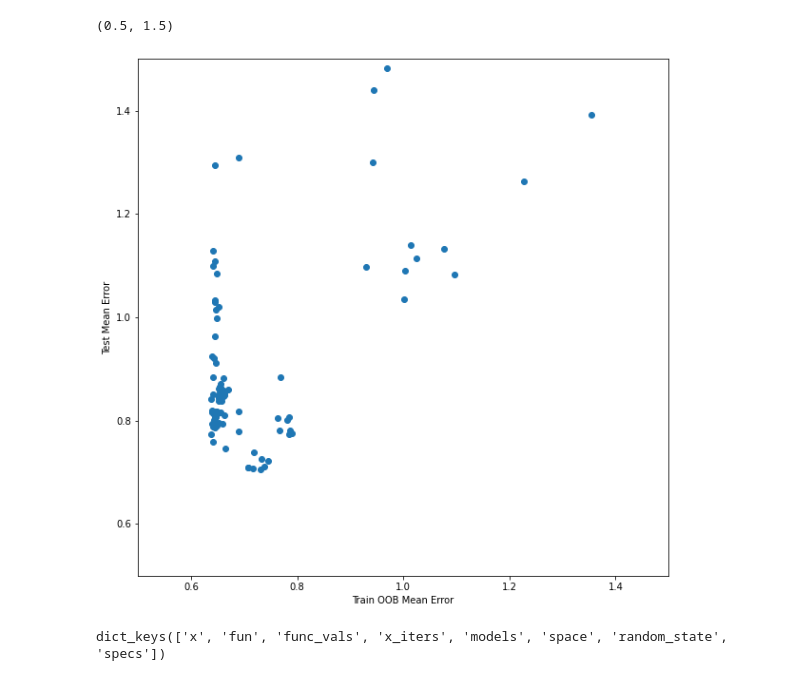
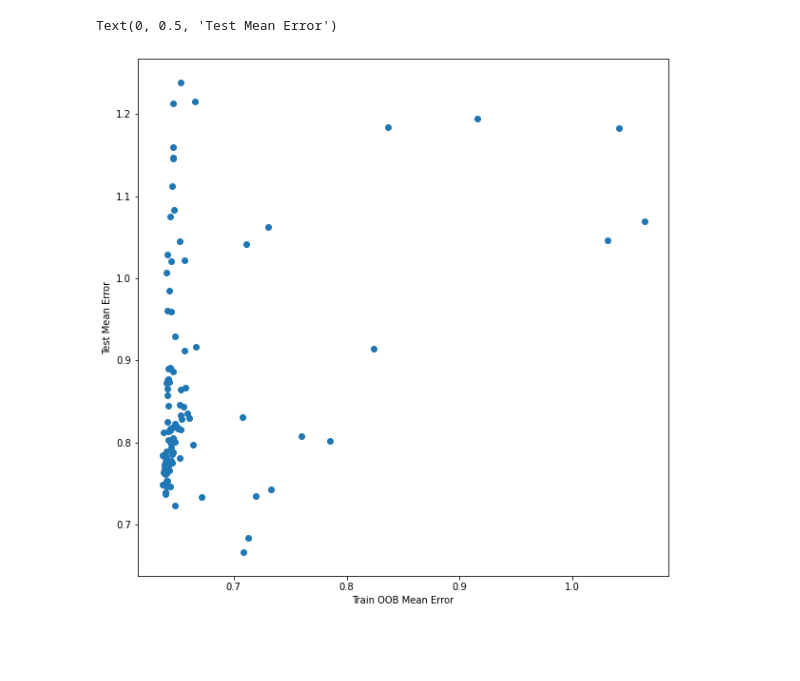
Before and after one commit to thamsuppp/EconDL, a Jupyter notebook: bayesian_eval.ipynb, the cells around one changed output. Drawn from its saved outputs; the diff is of its cells as text; code cells hidden in the pictures; blank space fills up the shorter version.

```diff
--- a/bayesian_eval.ipynb
+++ b/bayesian_eval.ipynb
@@ -10,5 +28,5 @@ import skopt
 # %%
-results = np.load('results/19sep_monthly/experiment_records.npz', allow_pickle=True)['experiment_records']
+results = np.load('results/21sep_bayesian_monthly/experiment_records.npz', allow_pickle=True)['experiment_records']
 # %%
 train_mean_errors = []
 test_mean_errors = []
@@ -40,19 +58,15 @@ for i in range(100):
 # %%
 # Change size of dots
 plt.figure(figsize=(10, 10))
 plt.scatter(train_mean_errors, test_mean_errors)
 # Set xlabel
 plt.xlabel('Train OOB Mean Error')
 # Set ylabel
 plt.ylabel('Test Mean Error')
 # Set the x and y limits
-plt.xlim(0.5, 1.5)
-plt.ylim(0.5, 1.5)
+# plt.xlim(0.5, 1.5)
+# plt.ylim(0.5, 1.5)
 # %% [output]
-(0.5, 1.5)
+Text(0, 0.5, 'Test Mean Error')
-[figure, old version]
+[figure, new version]
-# %%
-skopt_results.keys()
-# %% [output]
-dict_keys(['x', 'fun', 'func_vals', 'x_iters', 'models', 'space', 'random_state', 'specs'])
 # %%
```
Also changed, not shown: parts of 8 cells of this notebook, 11 other files.
